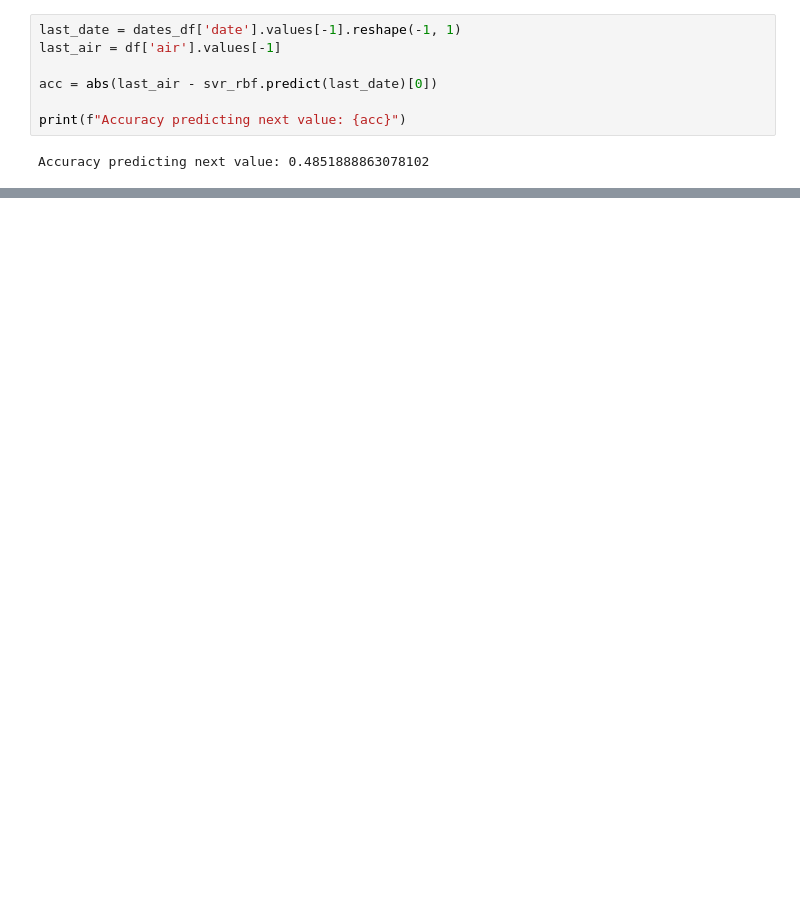
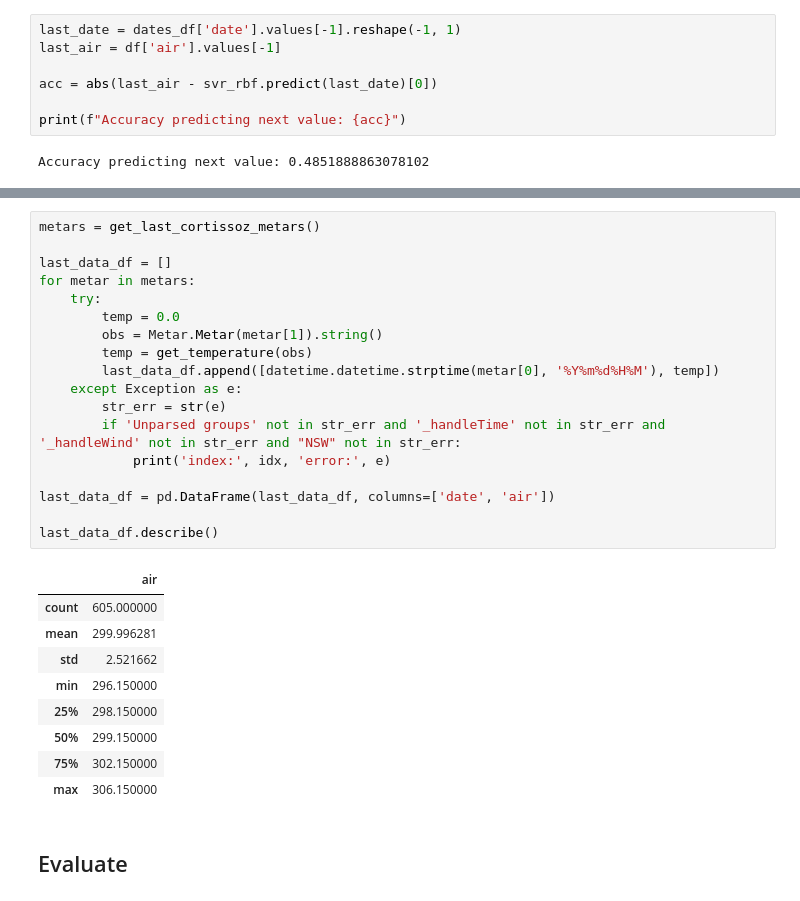
Before and after one commit to sjdonado/real-time-temp-forecast-baq, a Jupyter notebook: notebooks/build_model.ipynb, the cells around one changed output, grey strips where cells are left out. Drawn from its saved outputs; the diff is of its cells as text; blank space fills up the shorter version.

```diff
--- a/notebooks/build_model.ipynb
+++ b/notebooks/build_model.ipynb
@@ -185,0 +338,30 @@ plt.show()
+# %%
+metars = get_last_cortissoz_metars()
+
+last_data_df = []
+for metar in metars:
+    try:
+        temp = 0.0
+        obs = Metar.Metar(metar[1]).string()
+        temp = get_temperature(obs)
+        last_data_df.append([datetime.datetime.strptime(metar[0], '%Y%m%d%H%M'), temp])
+    except Exception as e:
+        str_err = str(e)
+        if 'Unparsed groups' not in str_err and '_handleTime' not in str_err and '_handleWind' not in str_err and "NSW" not in str_err:
+            print('index:', idx, 'error:', e)
+
+last_data_df = pd.DataFrame(last_data_df, columns=['date', 'air'])
+
+last_data_df.describe()
+# %% [output]
+|  | air |
+| count | 605.000000 |
+| mean | 299.996281 |
+| std | 2.521662 |
+| min | 296.150000 |
+| 25% | 298.150000 |
+| 50% | 299.150000 |
+| 75% | 302.150000 |
+| max | 306.150000 |
+# %% [markdown]
+## Evaluate
```
Also changed, not shown: parts of 32 cells of this notebook.
